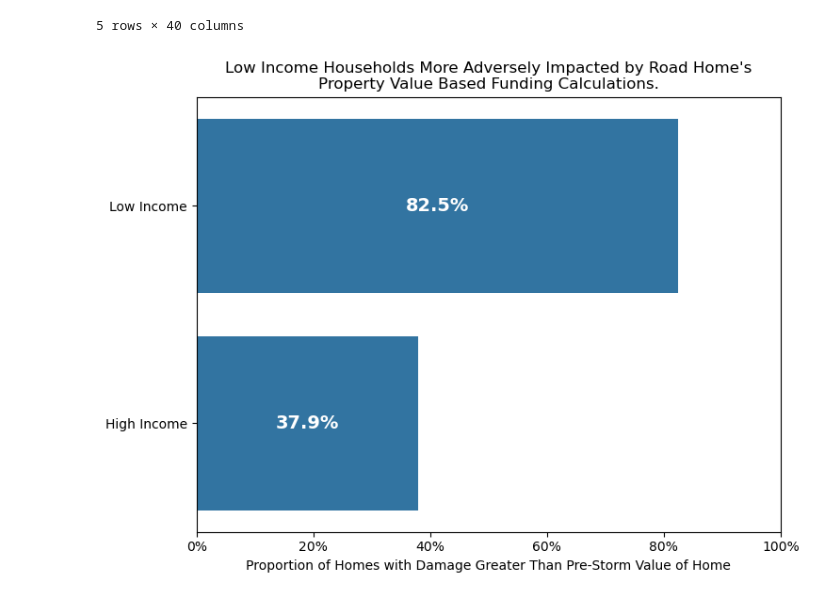
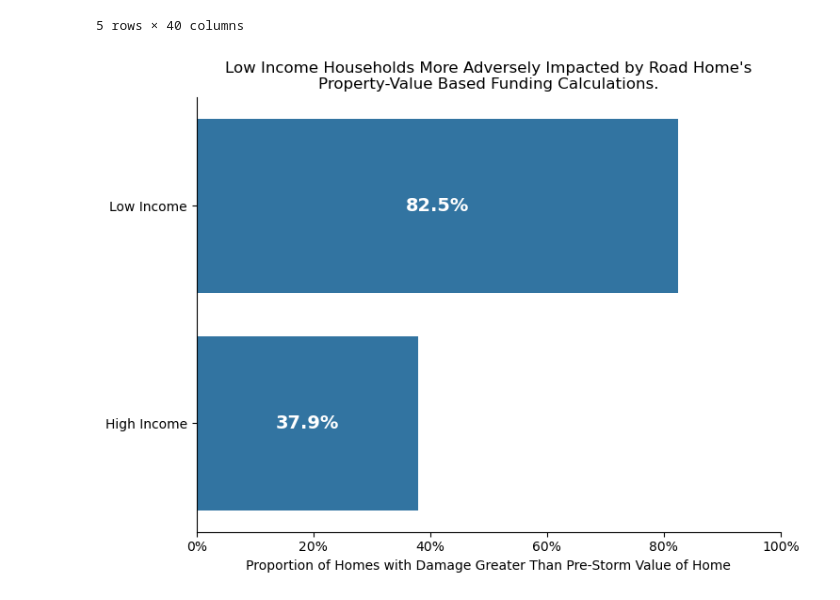
Before and after one commit to wujenny214/Policy-Study-into-Grant-Assistance-for-Post-Hurricane-Rebuilding-Efforts, a Jupyter notebook: code/mapping_poverty_loanamt.ipynb, the cells around one changed output. Saved outputs shown, nothing was run; the diff lists cells and outputs as text; code cells hidden in the pictures.

```diff
--- a/code/mapping_poverty_loanamt.ipynb
+++ b/code/mapping_poverty_loanamt.ipynb
@@ -499,32 +496,33 @@ plt.xlim(0, 1.0)
 
 # Format x-axis as percentage
 plt.gca().xaxis.set_major_formatter(plt.FuncFormatter(lambda x, _: "{:.0%}".format(x)))
 
 # Add percentage labels to the right of bars
 for i, (bar, proportion) in enumerate(zip(bars.patches, proportions)):
     bars.text(
         proportion / 2,
         bar.get_y() + bar.get_height() / 2.0,
         f"{proportion:.1%}",
         ha="center",
         va="center",
         fontsize=14,
         fontweight="bold",
         color="white",
     )
 
 plt.xlabel("Proportion of Homes with Damage Greater Than Pre-Storm Value of Home")
 plt.ylabel("")
 plt.title(
     "Low Income Households More Adversely Impacted by Road Home's\nProperty-Value Based Funding Calculations."
 )
-
 plt.rcParams.update(
     {
         "svg.fonttype": "none",  # keep text editable in PPT
     }
 )
 plt.savefig("jw_memo_plot02.svg", format="svg", transparent=True)
+bars.spines["top"].set_visible(False)
+bars.spines["right"].set_visible(False)
 plt.show()
 # %% [output]
-[figure, old version]
+[figure, new version]
```
Also changed, not shown: parts of 1 cell of this notebook, 7 other files.
